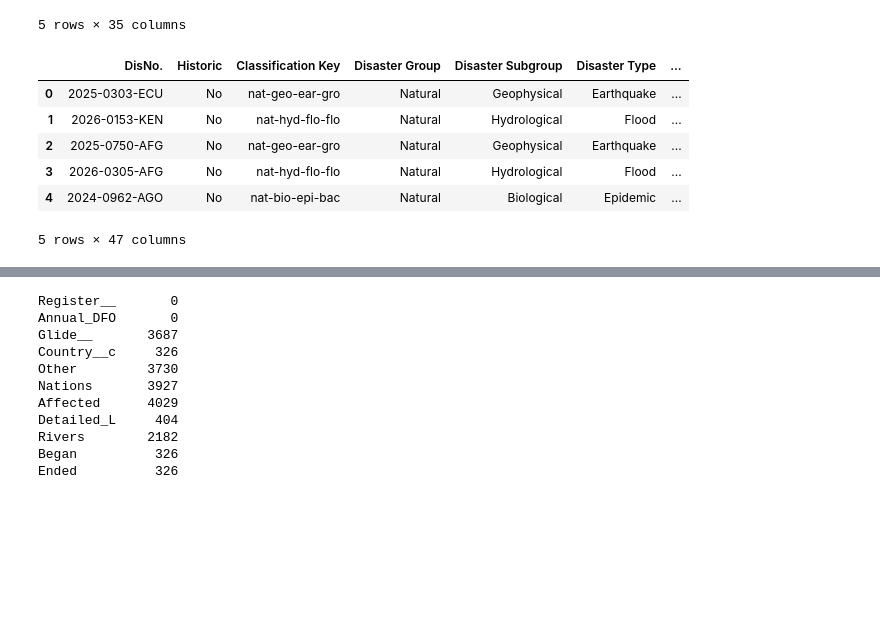
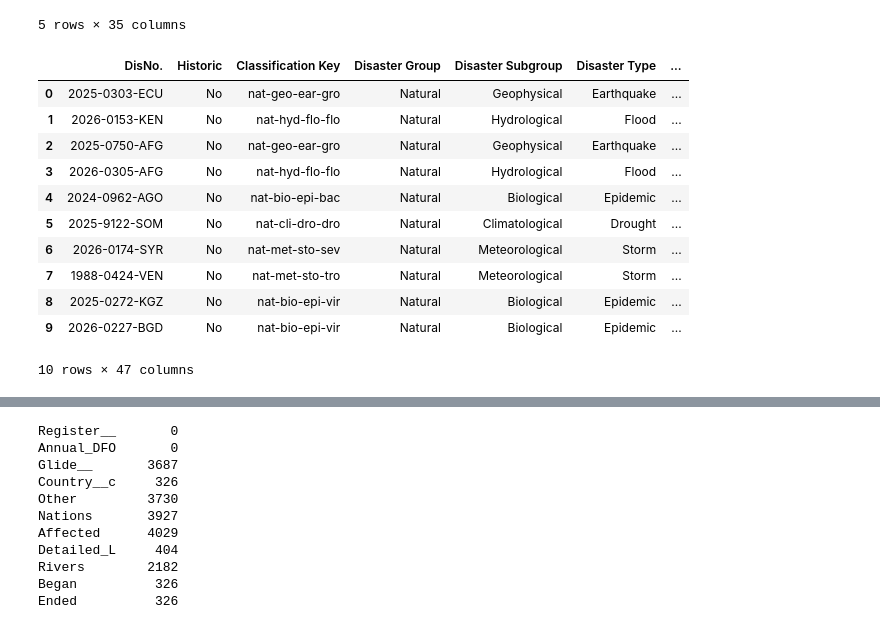
Before and after one commit to Flood-Prediction-AI-Team/Flood-Prediction-Using-WeatherAPI-and-historical-thread-mapping, a Jupyter notebook: Code/Merged_dataset/dataset_fusion.ipynb, the cells around one changed output, grey strips where cells are left out. Drawn from its saved outputs; the diff is of its cells as text; code cells hidden in the pictures; blank space fills up the shorter version.

```diff
--- a/Code/Merged_dataset/dataset_fusion.ipynb
+++ b/Code/Merged_dataset/dataset_fusion.ipynb
@@ -15,15 +15,20 @@ dfo.head()
 | 4 | 3699.0 | 110.0 | NaN | China | NaN | NaN | NaN | Entire communities in Gansu provi... | NaN | 2010-07-27 | ... |
 5 rows × 35 columns
 # %%
-emdat.head()
+emdat.head(10)
 # %% [output]
 |  | DisNo. | Historic | Classification Key | Disaster Group | Disaster Subgroup | Disaster Type | ... |
 | 0 | 2025-0303-ECU | No | nat-geo-ear-gro | Natural | Geophysical | Earthquake | ... |
 | 1 | 2026-0153-KEN | No | nat-hyd-flo-flo | Natural | Hydrological | Flood | ... |
 | 2 | 2025-0750-AFG | No | nat-geo-ear-gro | Natural | Geophysical | Earthquake | ... |
 | 3 | 2026-0305-AFG | No | nat-hyd-flo-flo | Natural | Hydrological | Flood | ... |
 | 4 | 2024-0962-AGO | No | nat-bio-epi-bac | Natural | Biological | Epidemic | ... |
+| 5 | 2025-9122-SOM | No | nat-cli-dro-dro | Natural | Climatological | Drought | ... |
+| 6 | 2026-0174-SYR | No | nat-met-sto-sev | Natural | Meteorological | Storm | ... |
+| 7 | 1988-0424-VEN | No | nat-met-sto-tro | Natural | Meteorological | Storm | ... |
+| 8 | 2025-0272-KGZ | No | nat-bio-epi-vir | Natural | Biological | Epidemic | ... |
+| 9 | 2026-0227-BGD | No | nat-bio-epi-vir | Natural | Biological | Epidemic | ... |
-5 rows × 47 columns
+10 rows × 47 columns
 # %%
 dfo.info()
 # %% [output]
```
Also changed, not shown: parts of 5 cells of this notebook.
